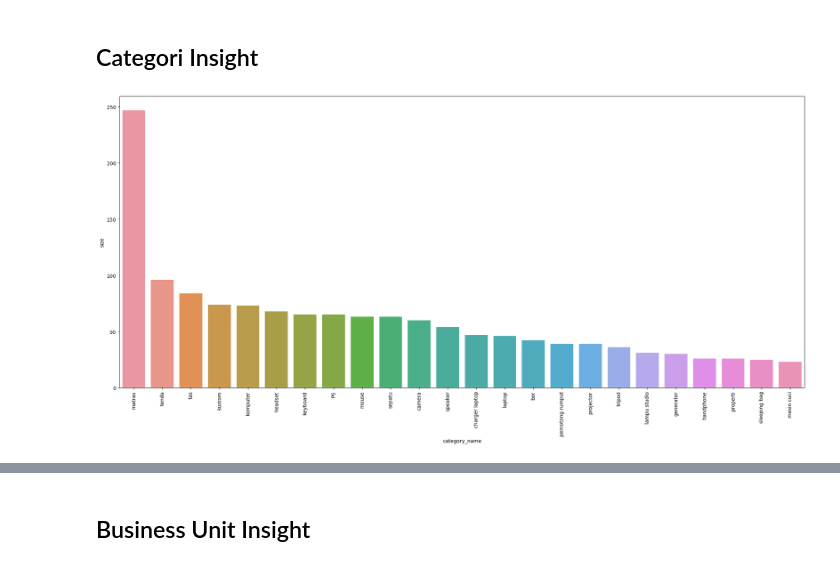
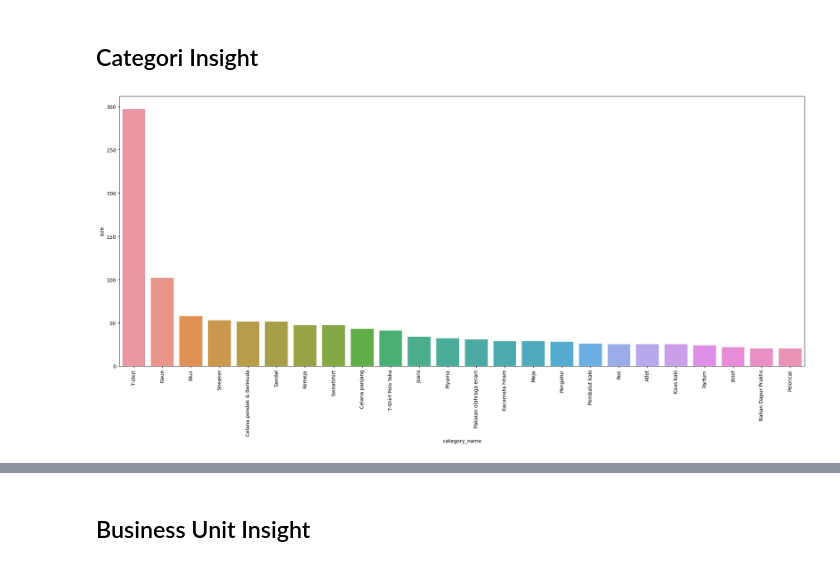
Before and after one commit to BangkitCapstone2023/BarKit-ML, a Jupyter notebook: Fitur2_model/content-based-filtering_machine-learning.ipynb, the cells around one changed output, grey strips where cells are left out. Cells and saved outputs as stored; diff of their text form; code cells hidden in the pictures.

```diff
--- a/Fitur2_model/content-based-filtering_machine-learning.ipynb
+++ b/Fitur2_model/content-based-filtering_machine-learning.ipynb
@@ -26,7 +42,7 @@ import scipy.sparse as sp
 # %% [markdown]
 ## Import Dataset
 # %%
-file_path = r'C:\Users\LENOVO\Bangkit 2023\Barkit-ML\DATASET\recommendation system\reco.csv'
+file_path = r'C:\Users\LENOVO\Bangkit 2023\Barkit-ML\DATASET\recommendation system\reco_translate.csv'
 
 if os.path.isfile(file_path):
     df = pd.read_csv(file_path)
@@ -76,7 +92,7 @@ df.drop(['partition_date', 'ImageLink'], axis=1, inplace=True)
 Product and Image Link columns from main dataset is cataloged.
 # %%
 pd.set_option('display.max_colwidth', None)
-df.drop(df.index[2001:508229], inplace=True)
+df.drop(df.index[3001:508229], inplace=True)
 df.isna().isnull()
 df.dropna(axis=0, inplace=True)
 # %%
@@ -468,8 +201,8 @@ category.sort_values(by='size',ascending=False,inplace=True)
 category.reset_index(inplace=True)
 # %%
 plt.figure(figsize=(20,10))
-ax=sns.barplot(x='category_name',y='size',data=category.head(100))
+ax=sns.barplot(x='category_name',y='size',data=category.head(24))
 plt.xticks(rotation=90)
 plt.tight_layout()
 # %% [output]
-[figure, old version]
+[figure, new version]
```
Also changed, not shown: parts of 74 cells of this notebook.
